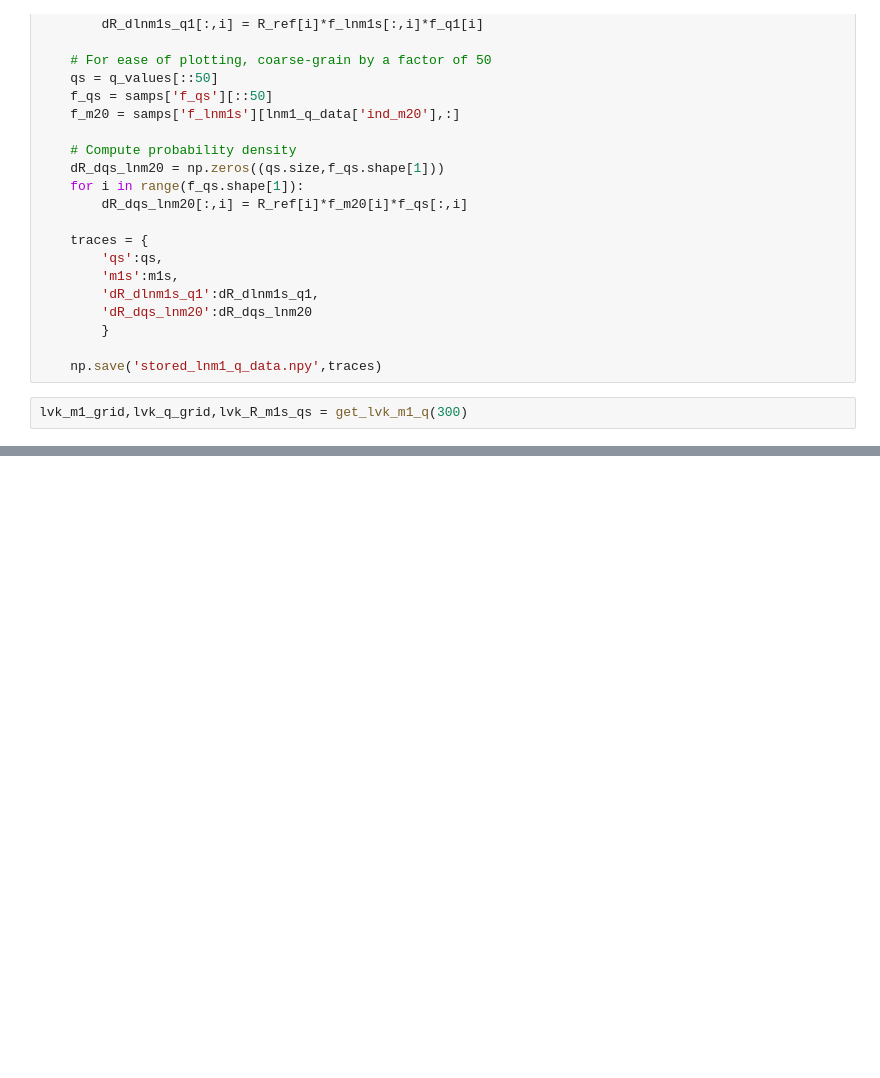
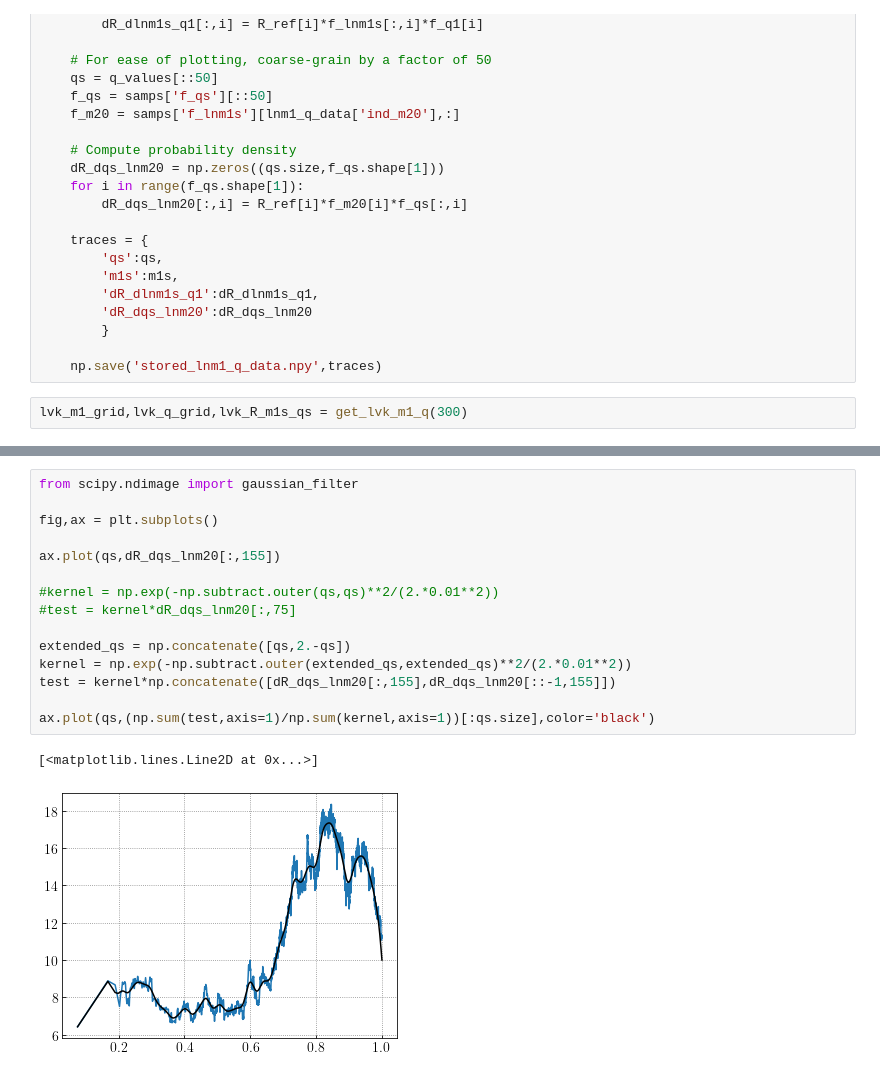
Before and after one commit to tcallister/autoregressive-bbh-inference, a Jupyter notebook: figures/ar_lnm1_q.ipynb, the cells around one changed output, grey strips where cells are left out. Cells and saved outputs as stored; diff of their text form; blank space fills up the shorter version.

```diff
--- a/figures/ar_lnm1_q.ipynb
+++ b/figures/ar_lnm1_q.ipynb
@@ -164,0 +159,18 @@ RuntimeError: Failed to process string with tex because dvipng could not be foun
+# %%
+from scipy.ndimage import gaussian_filter
+
+fig,ax = plt.subplots()
+
+ax.plot(qs,dR_dqs_lnm20[:,155])
+
+#kernel = np.exp(-np.subtract.outer(qs,qs)**2/(2.*0.01**2))
+#test = kernel*dR_dqs_lnm20[:,75]
+
+extended_qs = np.concatenate([qs,2.-qs])
+kernel = np.exp(-np.subtract.outer(extended_qs,extended_qs)**2/(2.*0.01**2))
+test = kernel*np.concatenate([dR_dqs_lnm20[:,155],dR_dqs_lnm20[::-1,155]])
+
+ax.plot(qs,(np.sum(test,axis=1)/np.sum(kernel,axis=1))[:qs.size],color='black')
+# %% [output]
+[<matplotlib.lines.Line2D at 0x...>]
+[figure, added]
```
Also changed, not shown: parts of 12 cells of this notebook.
